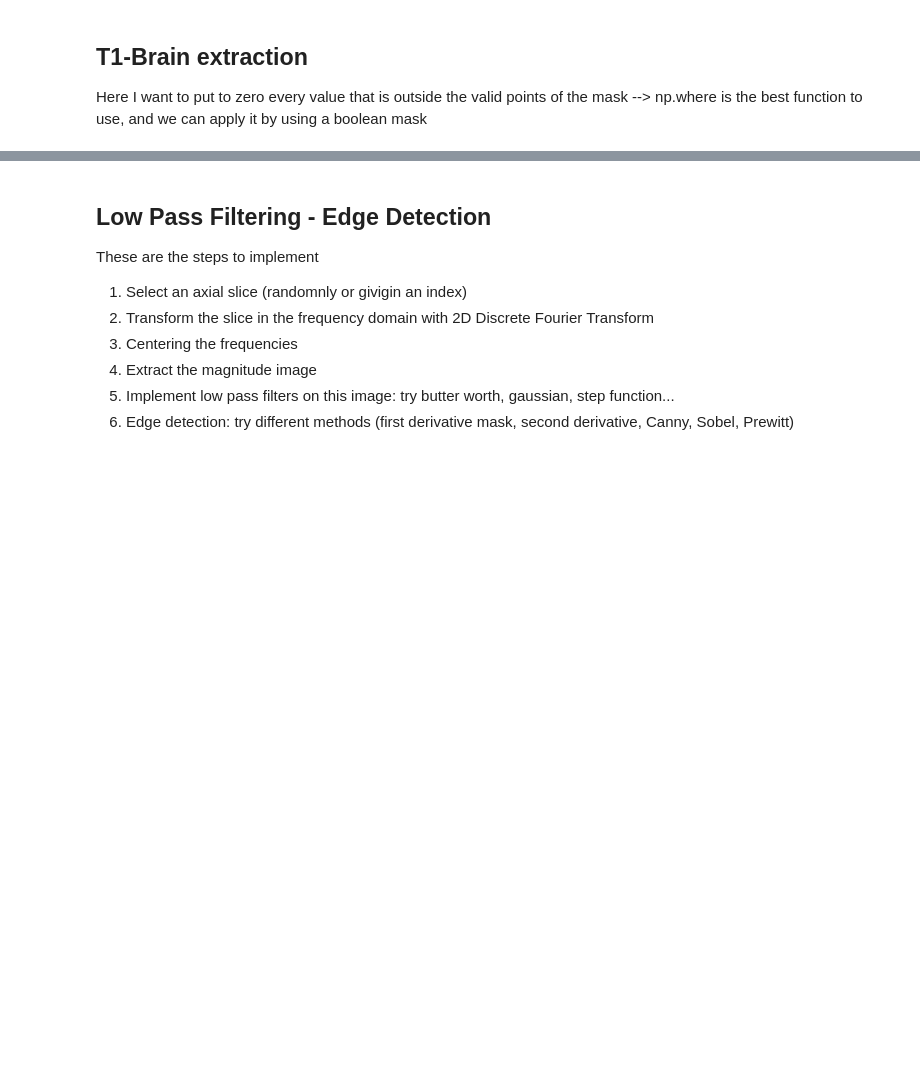
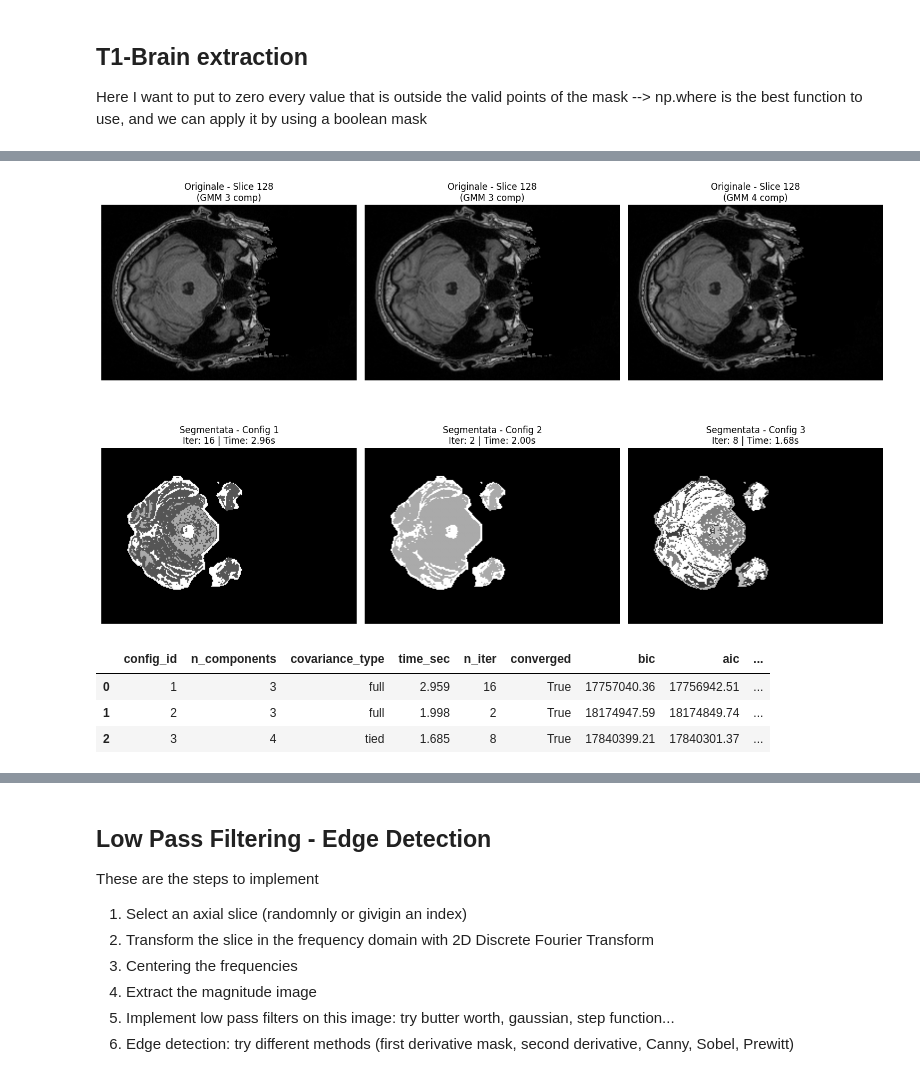
Before and after one commit to tommydelu/MRI-analysis-pipeline, a Jupyter notebook: 1_pre_processing.ipynb, the cells around one changed output, grey strips where cells are left out. Drawn from its saved outputs; the diff is of its cells as text; code cells hidden in the pictures; blank space fills up the shorter version.

```diff
--- a/1_pre_processing.ipynb
+++ b/1_pre_processing.ipynb
@@ -70,0 +80,34 @@ display(results_otsu)
+# %%
+gmm_configs = [
+    {
+        'n_components': 3,
+        'covariance_type': 'full',
+        'init_params': 'kmeans',
+        'max_iter': 100,
+        'random_state': 42,
+    },
+    {
+        'n_components': 3,
+        'covariance_type': 'full',
+        'init_params': 'random',
+        'n_init': 5,
+        'max_iter': 150,
+        'random_state': 42,
+    },
+    {
+        'n_components': 4,
+        'covariance_type': 'tied',
+        'init_params': 'kmeans',
+        'max_iter': 100,
+        'random_state': 42,
+    },
+]
+
+results_gmm, gmm_slices = gmmSegmentation(t1_dict['data'], t1_brain_vect, bool_mask, gmm_configs, axis=2)
+display(results_gmm)
+# %% [output]
+[figure, added]
+|  | config_id | n_components | covariance_type | time_sec | n_iter | converged | bic | aic | ... |
+| 0 | 1 | 3 | full | 2.959 | 16 | True | 17757040.36 | 17756942.51 | ... |
+| 1 | 2 | 3 | full | 1.998 | 2 | True | 18174947.59 | 18174849.74 | ... |
+| 2 | 3 | 4 | tied | 1.685 | 8 | True | 17840399.21 | 17840301.37 | ... |
```
Also changed, not shown: parts of 14 cells of this notebook, 9 other files.
